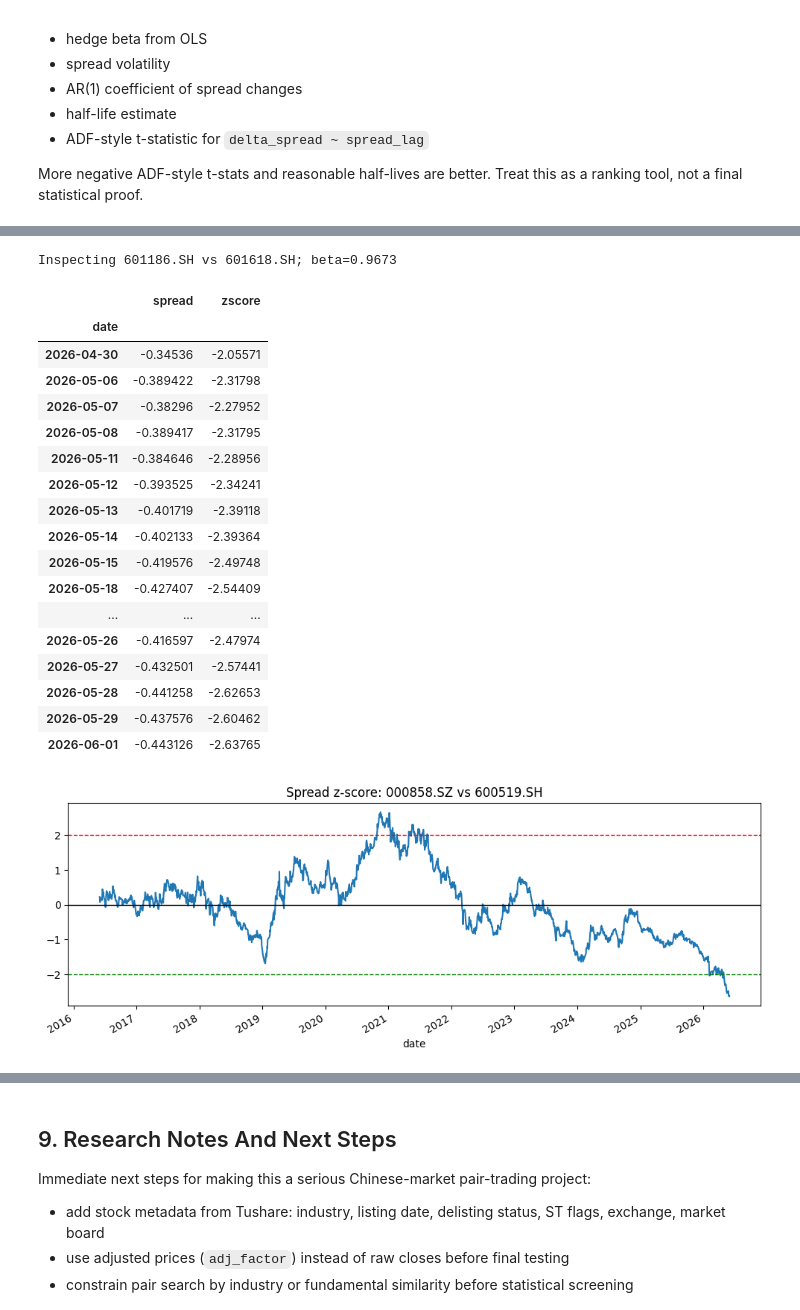
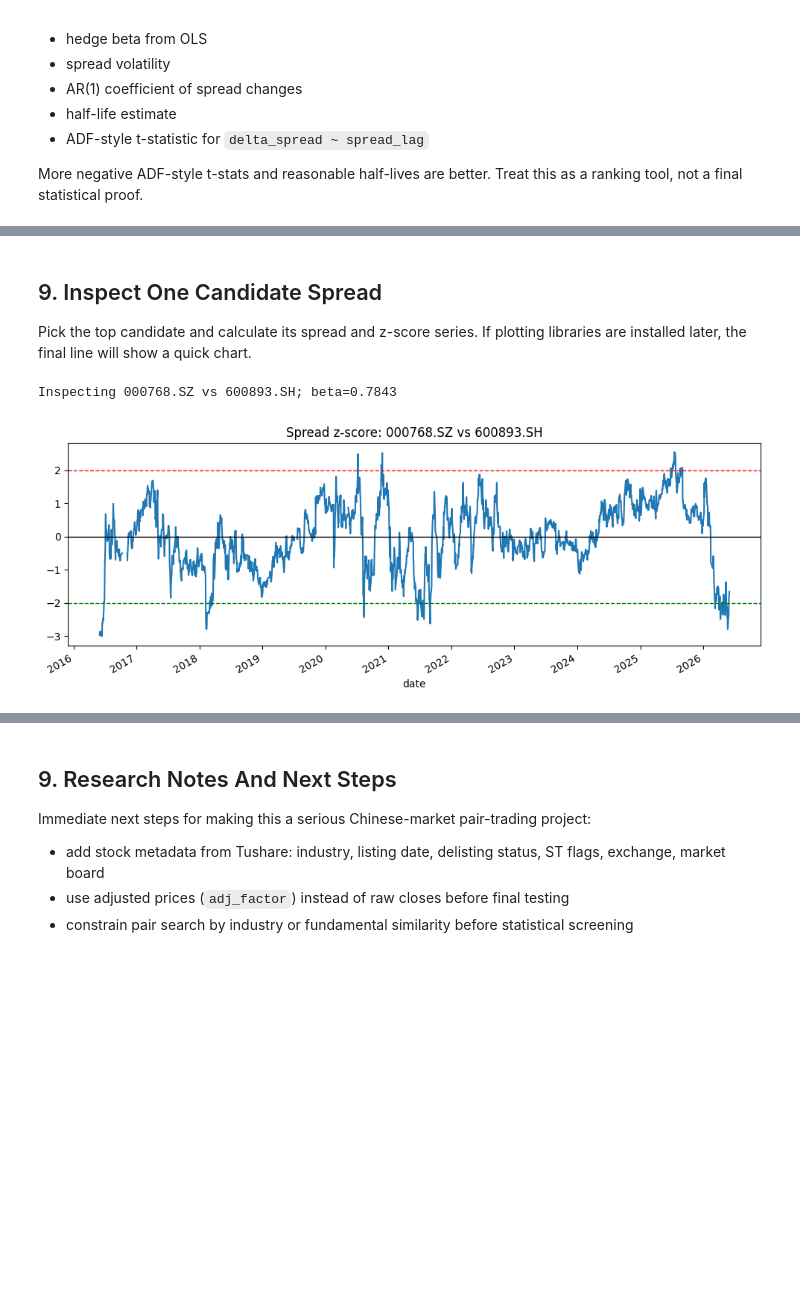
Before and after one commit to LeoL18/Pairs-Trading-on-Chinese-Stock-Market, a Jupyter notebook: pair_trading_exploration.ipynb, the cells around one changed output, grey strips where cells are left out. Drawn from its saved outputs; the diff is of its cells as text; code cells hidden in the pictures; blank space fills up the shorter version.

```diff
--- a/pair_trading_exploration.ipynb
+++ b/pair_trading_exploration.ipynb
@@ -505,6 +480,4 @@ corr = clean_returns.corr(min_periods=500)
 corr.index.name = "leg_1"
 corr.columns.name = "leg_2"
 corr_values = corr.where(np.triu(np.ones(corr.shape), k=1).astype(bool)).stack().rename("return_corr")
-top_corr_pairs = corr_values.sort_values(ascending=False).head(500)
-
-top_corr_pairs.head(50)
+top_corr_pairs = corr_values.sort_values(ascending=False)
@@ -524,0 +559,3 @@ Name: return_corr, Length: 50, dtype: float64
+# %%
+top_corr_pairs = top_corr_pairs.loc[top_corr_pairs>=0.3]
+len(top_corr_pairs)
@@ -541,11 +580,8 @@ This section estimates `log(P1) = alpha + beta * log(P2) + residual`, then tests
 
 More negative ADF-style t-stats and reasonable half-lives are better. Treat this as a ranking tool, not a final statistical proof.
 # %%
-from src.regression import residual_diagnostics
-
-
 candidate_rows = []
-for row in top_corr_pairs.head(200).items():
+for row in top_corr_pairs.items():
     leg_1, leg_2 = row[0]
     diag = residual_diagnostics(log_prices.loc[:, leg_1], log_prices.loc[:, leg_2])
     if diag is None:
@@ -554,4 +590,3 @@ for row in top_corr_pairs.head(200).items():
 
 candidates = pd.DataFrame(candidate_rows)
 candidates = candidates.sort_values(["adf_t_approx", "return_corr"], ascending=[True, False])
-candidates.head(30)
@@ -576,9 +593,8 @@ candidates.head(30)
 # %%
 tradable_candidates = candidates[
-    candidates["half_life_days"].between(2, 60)
-    & candidates["adf_t_approx"].lt(-3)
-    & candidates["return_corr"].gt(0.6)
+    candidates["half_life_days"].between(5, 60)
+    & candidates["adf_t_approx"].lt(-2.5)
 ].copy()
 
-tradable_candidates.head(30)
+len(tradable_candidates)
 # %% [output]
@@ -610,39 +847,29 @@ STOCK_B = "600519.SH"
+# %% [markdown]
+## 9. Inspect One Candidate Spread
+
+Pick the top candidate and calculate its spread and z-score series. If plotting libraries are installed later, the final line will show a quick chart.
 # %%
-log_prices_A = log_prices.loc[:, STOCK_A]
-log_prices_B = log_prices.loc[:, STOCK_B]
+if tradable_candidates.empty:
+    pair_to_inspect = candidates.iloc[0]
+else:
+    pair_to_inspect = tradable_candidates.iloc[0]
 
-diag = residual_diagnostics(log_prices_A, log_prices_B)
+leg_1, leg_2 = pair_to_inspect["leg_1"], pair_to_inspect["leg_2"]
+alpha, beta = pair_to_inspect["alpha"], pair_to_inspect["beta"]
 
-spread = log_prices_A - (diag['alpha'] + diag['beta'] * log_prices_B)
+spread = log_prices[leg_1] - (alpha + beta * log_prices[leg_2])
 spread_z = (spread - spread.mean()) / spread.std(ddof=1)
 
-print(f"Inspecting {leg_1} vs {leg_2}; beta={diag['beta']:.4f}")
-display(pd.DataFrame({"spread": spread, "zscore": spread_z}).tail(20))
+print(f"Inspecting {leg_1} vs {leg_2}; beta={beta:.4f}")
+# display(pair_to_inspect.to_frame("value"))
+# display(pd.DataFrame({"spread": spread, "zscore": spread_z}).tail(20))
 
 
-spread_z.plot(figsize=(12, 4), title=f"Spread z-score: {STOCK_A} vs {STOCK_B}")
+spread_z.plot(figsize=(12, 4), title=f"Spread z-score: {leg_1} vs {leg_2}")
 plt.axhline(2, color="red", linestyle="--", linewidth=1)
 plt.axhline(-2, color="green", linestyle="--", linewidth=1)
 plt.axhline(0, color="black", linewidth=1)
 plt.show()
 # %% [output]
-Inspecting 601186.SH vs 601618.SH; beta=0.9673
+Inspecting 000768.SZ vs 600893.SH; beta=0.7843
-|  | spread | zscore |
-| date |  |  |
-| 2026-04-30 | -0.34536 | -2.05571 |
-| 2026-05-06 | -0.389422 | -2.31798 |
-| 2026-05-07 | -0.38296 | -2.27952 |
-| 2026-05-08 | -0.389417 | -2.31795 |
-| 2026-05-11 | -0.384646 | -2.28956 |
-| 2026-05-12 | -0.393525 | -2.34241 |
-| 2026-05-13 | -0.401719 | -2.39118 |
-| 2026-05-14 | -0.402133 | -2.39364 |
-| 2026-05-15 | -0.419576 | -2.49748 |
-| 2026-05-18 | -0.427407 | -2.54409 |
-| ... | ... | ... |
-| 2026-05-26 | -0.416597 | -2.47974 |
-| 2026-05-27 | -0.432501 | -2.57441 |
-| 2026-05-28 | -0.441258 | -2.62653 |
-| 2026-05-29 | -0.437576 | -2.60462 |
-| 2026-06-01 | -0.443126 | -2.63765 |
-[figure, old version]
+[figure, new version]
```
Also changed, not shown: parts of 20 cells of this notebook, 11 other files.
